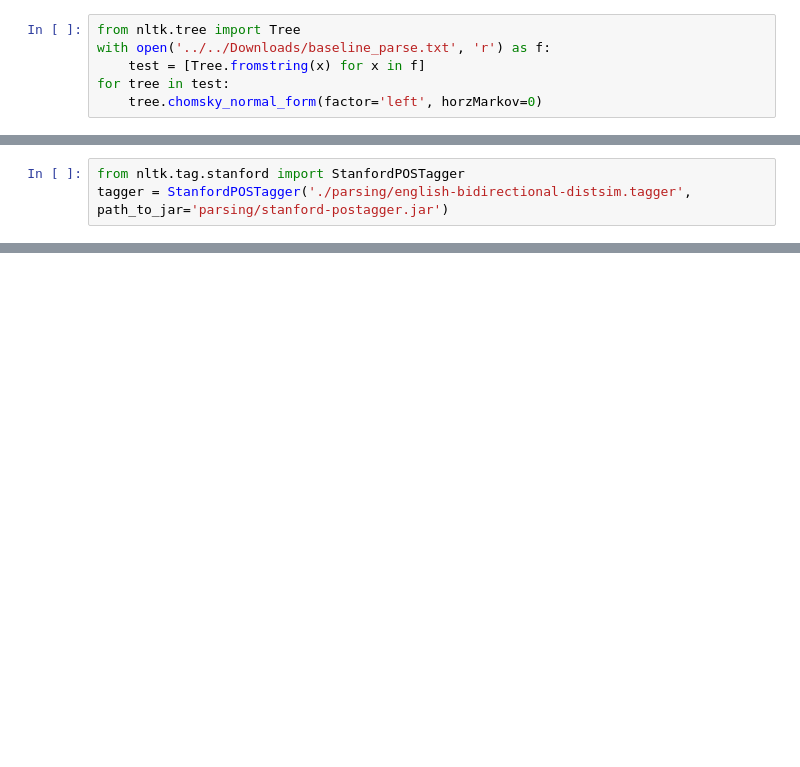
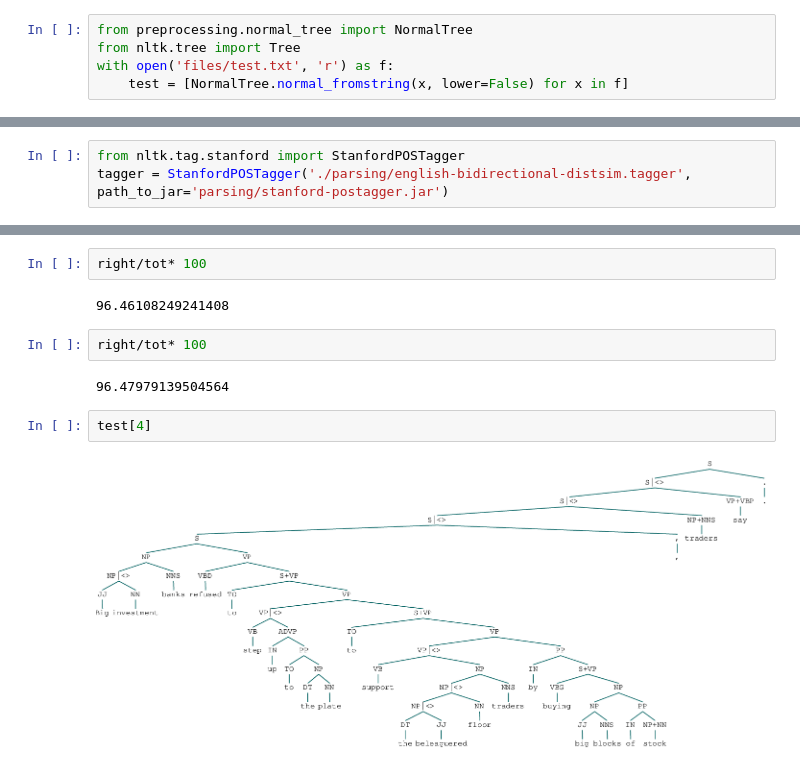
Before and after one commit to GavinPHR/Parser, a Jupyter notebook: Untitled.ipynb, the cells around one changed output, grey strips where cells are left out. Saved outputs shown, nothing was run; the diff lists cells and outputs as text; blank space fills up the shorter version.

```diff
--- a/Untitled.ipynb
+++ b/Untitled.ipynb
@@ -1,6 +1,5 @@
 # %%
+from preprocessing.normal_tree import NormalTree
 from nltk.tree import Tree
-with open('../../Downloads/baseline_parse.txt', 'r') as f:
-    test = [Tree.fromstring(x) for x in f]
-for tree in test:
-    tree.chomsky_normal_form(factor='left', horzMarkov=0)
+with open('files/test.txt', 'r') as f:
+    test = [NormalTree.normal_fromstring(x, lower=False) for x in f]
@@ -37,0 +29,12 @@ tagger.tag(test[498].leaves())
+# %%
+right/tot* 100
+# %% [output]
+96.46108249241408
+# %%
+right/tot* 100
+# %% [output]
+96.47979139504564
+# %%
+test[4]
+# %% [output]
+[figure, added]
```
Also changed, not shown: parts of 7 cells of this notebook, 4 other files.
